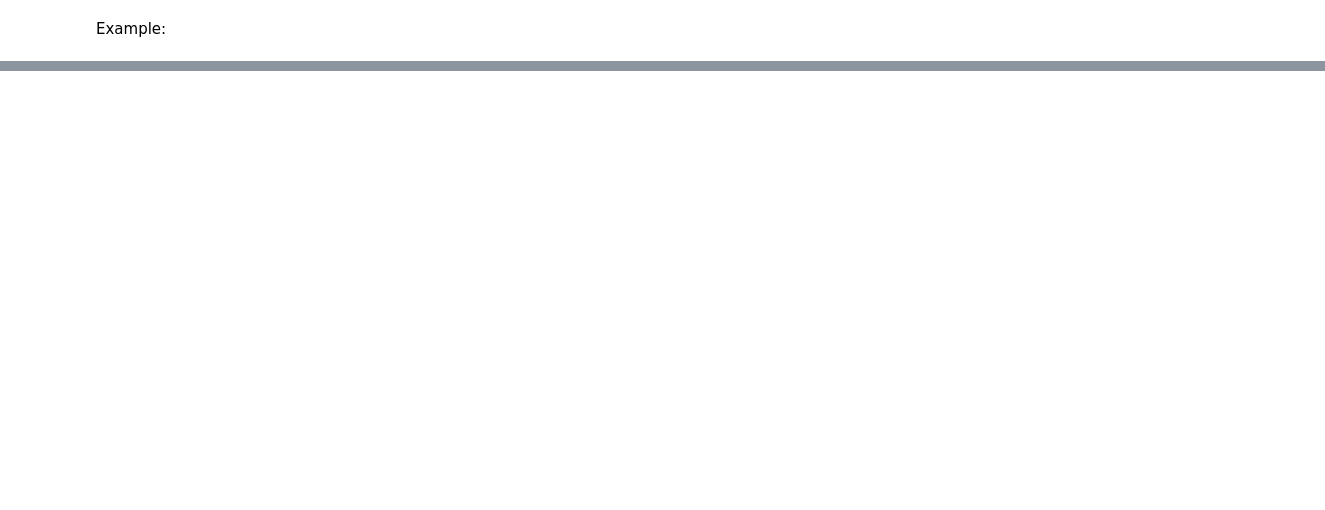
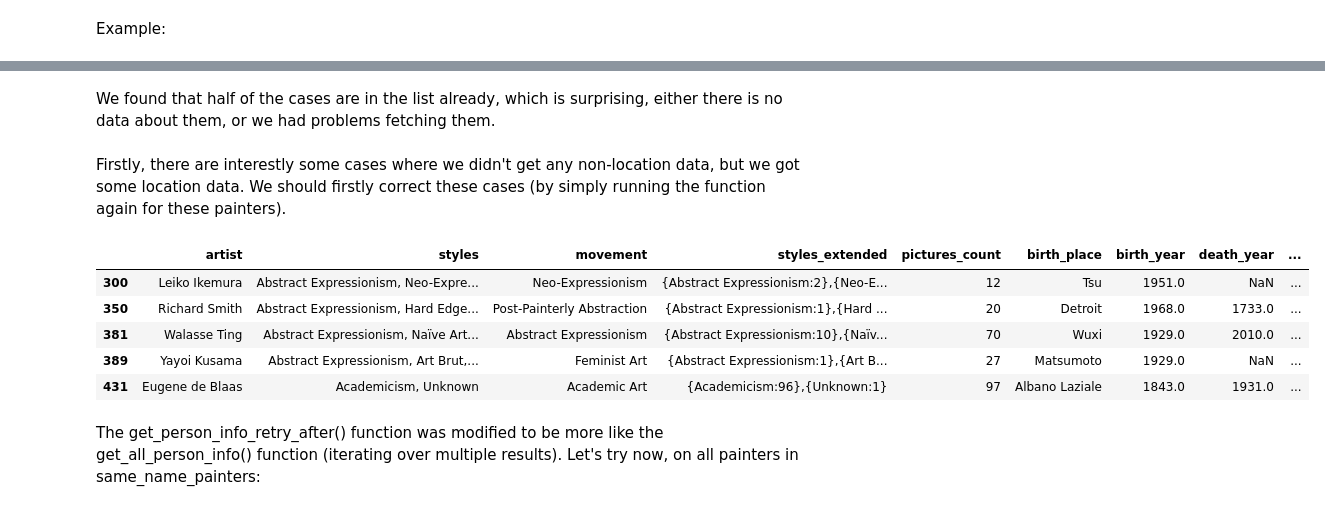
Before and after one commit to me9hanics/PainterPalette, a Jupyter notebook: wikiart_updates.ipynb, the cells around one changed output, grey strips where cells are left out. Drawn from its saved outputs; the diff is of its cells as text; code cells hidden in the pictures; blank space fills up the shorter version.

```diff
--- a/wikiart_updates.ipynb
+++ b/wikiart_updates.ipynb
@@ -98,0 +135,28 @@ ValueError: Must have equal len keys and value when setting with an iterable
+# %%
+no_response_painters =[]
+modified_painters = []
+for painter in unprocessed_painters:
+    if not df.loc[df['artist']==painter, "gender"].isnull().values[0]: #We expect None values, any other value means we already processed this
+        continue
+    try:
+        response_list = [response for response in responses if response['name']==painter][0]
+    except IndexError:
+        no_response_painters.append(painter)
+        #There was no response for this painter
+        continue
+    #The try-except can be replace with using the "next" function: response_list=next((response for response in responses if response['name']==painter), None) then check if response_list is None
+    if pd.isnull(df.loc[df['artist'] == painter, 'death_year']).values[0]:
+        df.loc[df['artist'] == painter, 'death_year'] = external_functions.find_year(response_list['death_date'])
+    if pd.isnull(df.loc[df['artist'] == painter, 'death_place']).values[0]:
+        df.loc[df['artist'] == painter, 'death_place'] = response_list['death_place']
+    if pd.isnull(df.loc[df['artist'] == painter, 'gender']).values[0]:
+        df.loc[df['artist'] == painter, 'gender'] = response_list['gender']
+    if pd.isnull(df.loc[df['artist'] == painter, 'citizenship']).values[0]:
+        df.loc[df['artist'] == painter, 'citizenship'] = response_list['citizenship']
+    if pd.isnull(df.loc[df['artist'] == painter, 'occupations']).values[0] or df.loc[df['artist'] == painter, 'occupations'].values[0] in ([], "[]"):
+        df.loc[df['artist'] == painter, 'occupations'] = ', '.join((response_list['occupation']))
+    if pd.isnull(df.loc[df['artist'] == painter, 'locations']).values[0] or df.loc[df['artist'] == painter, 'locations'].values[0] in ([], "[]"):
+        df.loc[df['artist'] == painter, 'locations'] = external_functions.get_places_from_response(response_list)
+    if pd.isnull(df.loc[df['artist'] == painter, 'locations_with_years']).values[0] or df.loc[df['artist'] == painter, 'locations_with_years'].values[0] in ([], "[]"):
+        df.loc[df['artist'] == painter, 'locations_with_years'] = external_functions.get_places_with_years_from_response(response_list)
+    modified_painters.append(painter)
@@ -98,0 +189,5 @@ ValueError: Must have equal len keys and value when setting with an iterable
+# %%
+import requests
+
+painter_names_url = 'https://raw.githubusercontent.com/me9hanics/PainterPalette/main/painter_names_200k.txt'
+wiki_painter_names_200k = requests.get(painter_names_url).text.splitlines()
@@ -98,0 +197,7 @@ ValueError: Must have equal len keys and value when setting with an iterable
+# %%
+import numpy as np
+
+missing_data_painters = [painter['artist'] for index, painter in df[df['gender'].isnull()].iterrows()]
+same_name_painters = np.intersect1d(missing_data_painters, wiki_painter_names_200k)
+no_match_painters = np.setdiff1d(missing_data_painters, wiki_painter_names_200k)
+same_name_painters
@@ -98,0 +222,16 @@ ValueError: Must have equal len keys and value when setting with an iterable
+# %% [markdown]
+We found that half of the cases are in the list already, which is surprising, either there is no data about them, or we had problems fetching them.
+# %% [markdown]
+Firstly, there are interestly some cases where we didn't get any non-location data, but we got some location data. We should firstly correct these cases (by simply running the function again for these painters).
+# %%
+partial_missing_data_painters = df[(df['artist'].isin(same_name_painters)) & (df['locations'] != '[]')] ['artist'].tolist()
+df[(df['artist'].isin(same_name_painters)) & (df['locations'] != '[]')] [:5]
+# %% [output]
+|  | artist | styles | movement | styles_extended | pictures_count | birth_place | birth_year | death_year | ... |
+| 300 | Leiko Ikemura | Abstract Expressionism, Neo-Expre... | Neo-Expressionism | {Abstract Expressionism:2},{Neo-E... | 12 | Tsu | 1951.0 | NaN | ... |
+| 350 | Richard Smith | Abstract Expressionism, Hard Edge... | Post-Painterly Abstraction | {Abstract Expressionism:1},{Hard ... | 20 | Detroit | 1968.0 | 1733.0 | ... |
+| 381 | Walasse Ting | Abstract Expressionism, Naïve Art... | Abstract Expressionism | {Abstract Expressionism:10},{Naïv... | 70 | Wuxi | 1929.0 | 2010.0 | ... |
+| 389 | Yayoi Kusama | Abstract Expressionism, Art Brut,... | Feminist Art | {Abstract Expressionism:1},{Art B... | 27 | Matsumoto | 1929.0 | NaN | ... |
+| 431 | Eugene de Blaas | Academicism, Unknown | Academic Art | {Academicism:96},{Unknown:1} | 97 | Albano Laziale | 1843.0 | 1931.0 | ... |
+# %% [markdown]
+The get_person_info_retry_after() function was modified to be more like the get_all_person_info() function (iterating over multiple results). Let's try now, on all painters in same_name_painters:
```
Also changed, not shown: parts of 29 cells of this notebook.
